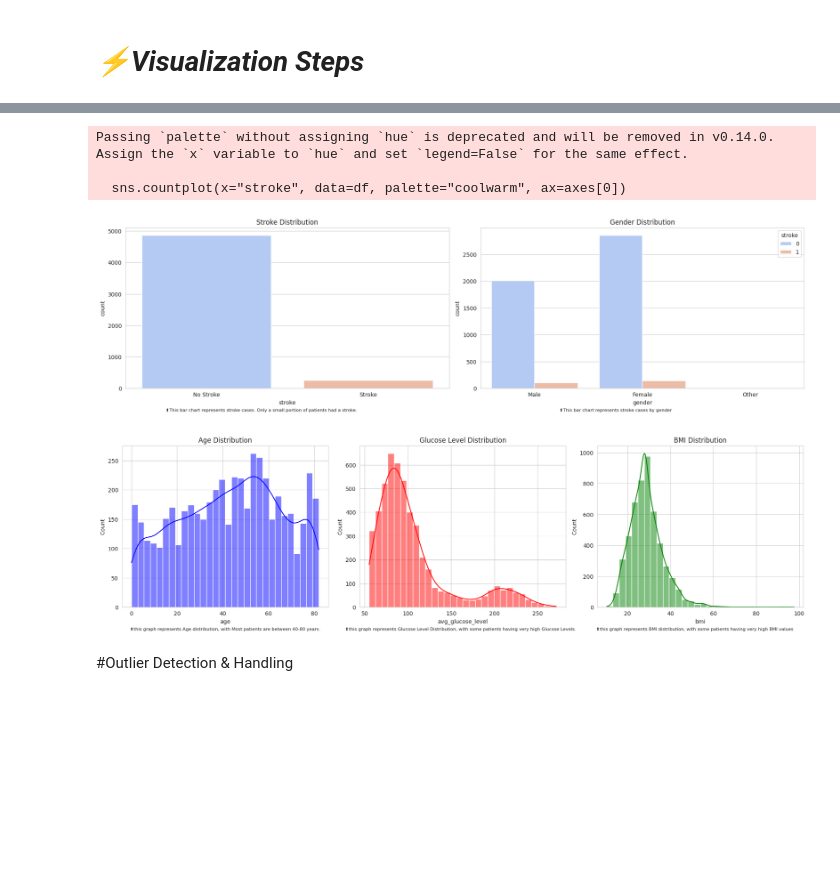
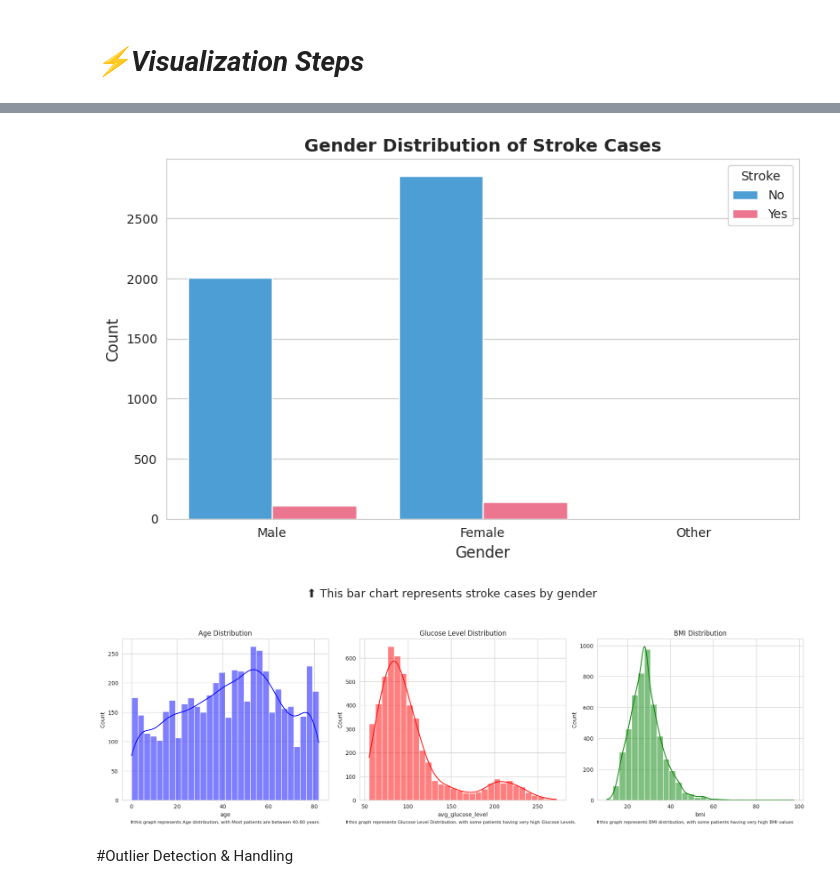
Before and after one commit to mohitsaini1166/HOSPITAL_STROKE_PREDICTION_DATA, a Jupyter notebook: 🏥HOSPITAL_STROKE_PREDICTION_DATA.ipynb, the cells around one changed output, grey strips where cells are left out. Saved outputs shown, nothing was run; the diff lists cells and outputs as text; code cells hidden in the pictures; blank space fills up the shorter version.

```diff
--- a/🏥HOSPITAL_STROKE_PREDICTION_DATA.ipynb
+++ b/🏥HOSPITAL_STROKE_PREDICTION_DATA.ipynb
@@ -133,26 +148,22 @@ df.duplicated().sum()
+# %%
+# Set seaborn style
+sns.set_style("whitegrid")
+
+# Plot Gender vs Stroke distribution as a bar chart
+plt.figure(figsize=(8, 5))
+sns.countplot(x="gender", data=df, hue="stroke", palette=["#36a2eb", "#ff6384"])
+plt.title("Gender Distribution of Stroke Cases", fontsize=14, fontweight='bold')
+plt.xticks(ticks=[0, 1, 2], labels=["Male", "Female", "Other"])
+plt.xlabel("Gender", fontsize=12)
+plt.ylabel("Count", fontsize=12)
+plt.legend(title="Stroke", labels=["No", "Yes"])
+plt.figtext(0.5, -0.05, "⬆️ This bar chart represents stroke cases by gender", wrap=True, fontsize=9, ha='center')
+
+plt.tight_layout()
+plt.show()
+# %% [output]
+[figure, added]
 # %%
-# Set seaborn style
-sns.set_style("whitegrid")
-
-# Plot Stroke and Gender Distribution
-fig, axes = plt.subplots(1, 2, figsize=(18, 5))
-
-#Stroke Count (Bar Chart)
-sns.countplot(x="stroke", data=df, palette="coolwarm", ax=axes[0])
-axes[0].set_title("Stroke Distribution")
-axes[0].set_xticklabels(["No Stroke", "Stroke"])
-plt.figtext(0.10,0.001, "⬆️This bar chart represents stroke cases. Only a small portion of patients had a stroke.", wrap=True, fontsize=8)
-
-#Gender Count (Bar Chart)
-sns.countplot(x="gender", data=df, palette="coolwarm", hue="stroke", ax=axes[1])
-axes[1].set_title("Gender Distribution")
-axes[1].set_xticklabels(["Male", "Female", "Other"])
-plt.figtext(0.65,0.001, "⬆️This bar chart represents stroke cases by gender", wrap=True, fontsize=8)
-
-
-plt.tight_layout()
-plt.show()
-
 
 # Plot Age, Glucose Level, and BMI Distributions
 fig, axes = plt.subplots(1, 3, figsize=(18, 5))
@@ -172,11 +183,7 @@ plt.figtext(0.70,0.001,"⬆️this graph represents BMI distribution, with some
 plt.tight_layout()
 plt.show()
 # %% [output]
-Passing `palette` without assigning `hue` is deprecated and will be removed in v0.14.0. Assign the `x` variable to `hue` and set `legend=False` for the same effect.
-
-  sns.countplot(x="stroke", data=df, palette="coolwarm", ax=axes[0])
-[figure, old version]
+[figure, new version]
-[figure, removed]
 # %% [markdown]
 #Outlier Detection & Handling
 # %%
```
Also changed, not shown: parts of 5 cells of this notebook.
